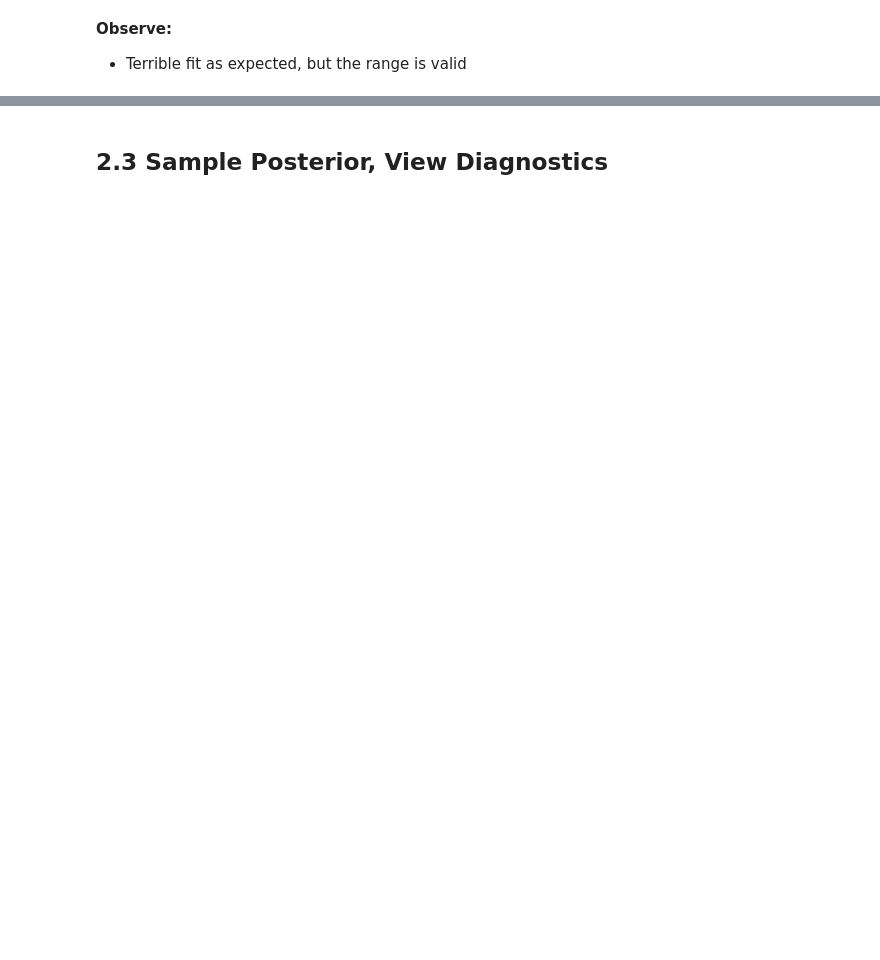
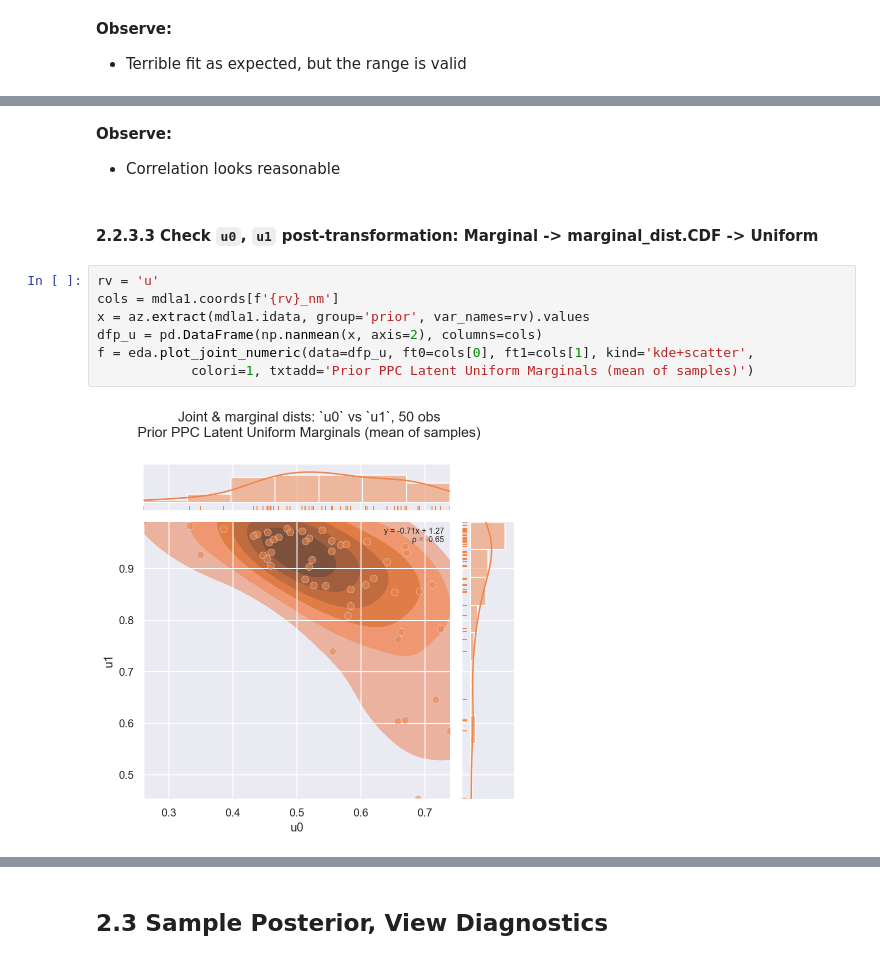
Before and after one commit to oreum-industries/oreum_copula, a Jupyter notebook: notebooks/101_ModelA1.ipynb, the cells around one changed output, grey strips where cells are left out. Cells and saved outputs as stored; diff of their text form; blank space fills up the shorter version.

```diff
--- a/notebooks/101_ModelA1.ipynb
+++ b/notebooks/101_ModelA1.ipynb
@@ -399,0 +455,15 @@ No copula in this naive model
+# %% [markdown]
+**Observe:**
+
++ Correlation looks reasonable
+# %% [markdown]
+#### 2.2.3.3 Check `u0`, `u1` post-transformation: Marginal -> marginal_dist.CDF -> Uniform
+# %%
+rv = 'u'
+cols = mdla1.coords[f'{rv}_nm']
+x = az.extract(mdla1.idata, group='prior', var_names=rv).values
+dfp_u = pd.DataFrame(np.nanmean(x, axis=2), columns=cols)
+f = eda.plot_joint_numeric(data=dfp_u, ft0=cols[0], ft1=cols[1], kind='kde+scatter',
+            colori=1, txtadd='Prior PPC Latent Uniform Marginals (mean of samples)')
+# %% [output]
+[figure, added]
```
Also changed, not shown: parts of 59 cells of this notebook, 7 other files.
